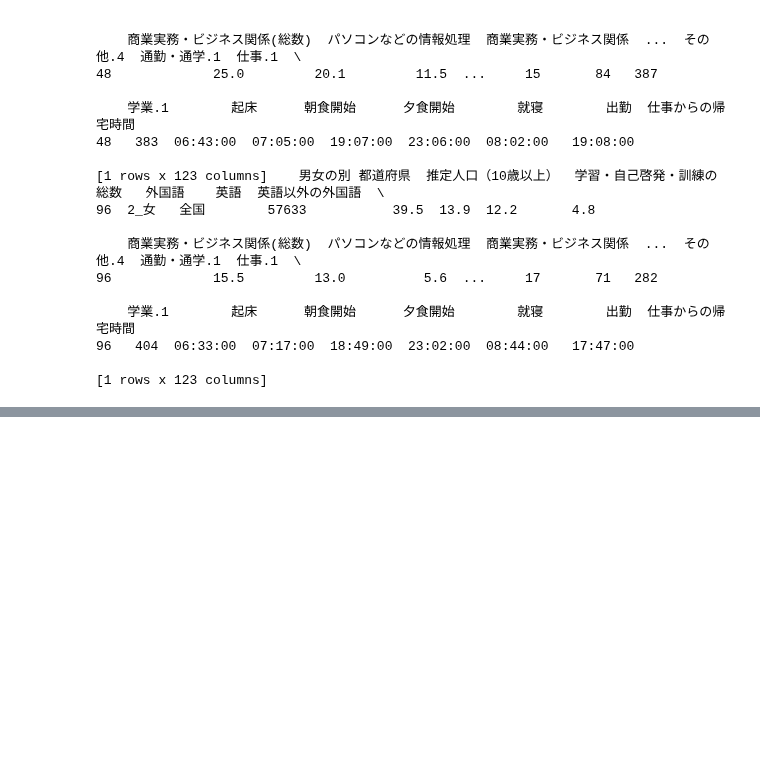
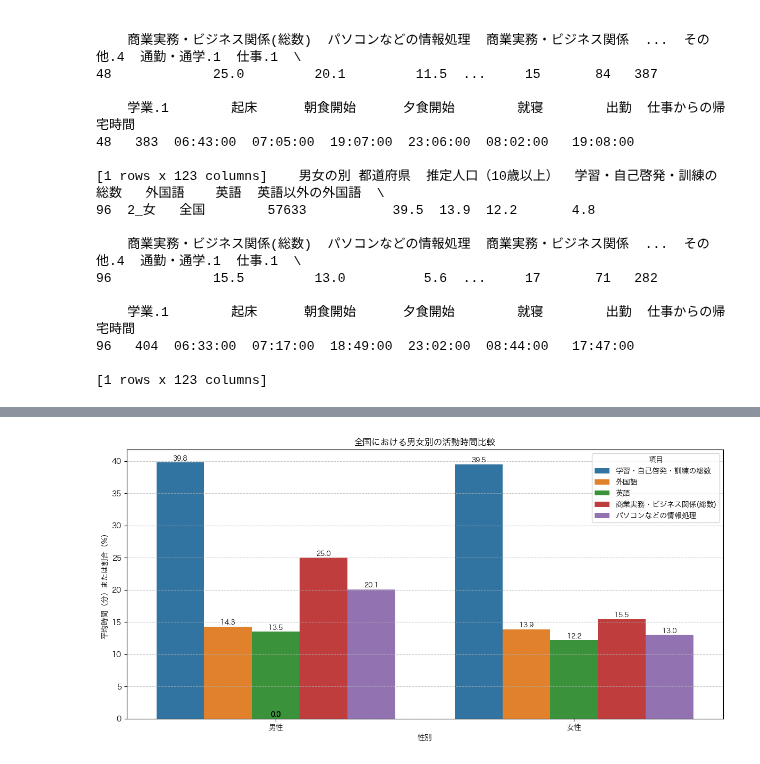
Before and after one commit to 3241Kanaha/statistics-2025, a Jupyter notebook: gender.ipynb, the cells around one changed output, grey strips where cells are left out. Saved outputs shown, nothing was run; the diff lists cells and outputs as text; code cells hidden in the pictures; blank space fills up the shorter version.

```diff
--- a/gender.ipynb
+++ b/gender.ipynb
@@ -97,3 +97,101 @@ print(filtered_df, filtered_df2)
 96   404  06:33:00  07:17:00  18:49:00  23:02:00  08:44:00   17:47:00
 
 [1 rows x 123 columns]
+# %%
+import pandas as pd
+import matplotlib.pyplot as plt
+import seaborn as sns
+
+# 日本語表示のためのフォント設定（VS CodeのJupyter Notebookでも有効）
+# ご自身のOSに合わせて適切なフォントを指定してください
+# plt.rcParams['font.family'] = 'Meiryo' # Windowsの場合
+plt.rcParams['font.family'] = 'Hiragino Sans GB' # Macの場合
+plt.rcParams['axes.unicode_minus'] = False # マイナス記号を正しく表示するため
+
+# ----------------------------------------------------
+# ここから、あなたの実際のデータフレームを読み込む部分です。
+# 例としてダミーデータを作成しますが、あなたはここを実際の読み込みコードに置き換えてください。
+# df = pd.read_excel(file_path, sheet_name='SSDSE-D-2023.xlsx')
+# そして、もし最初の数行がヘッダー説明であれば、header=1 などの引数を検討してください。
+# また、以前の質問で削除した 'SSDSE-D-2023' 列は、このコードでは存在しない前提で進めます。
+# ----------------------------------------------------
+
+# ダミーデータ（あなたの実際のデータ構造に合わせてください）
+data = {
+    '男女の別': ['0_総数', '0_総数', '1_男', '1_男', '2_女', '2_女'],
+    '都道府県': ['全国', '北海道', '全国', '東京都', '全国', '大阪府'],
+    '推定人口（10歳以上）': [112462, 4614, 54829, 6000, 57633, 7000],
+    '学習・自己啓発・訓練の総数': [39.6, 35.0, 39.8, 42.0, 39.5, 38.0],
+    '外国語': [14.1, 11.1, 14.3, 16.0, 13.9, 12.5],
+    '英語': [12.8, 9.9, 13.5, 14.8, 12.2, 11.0],
+    '英語以外の外国語': [4.2, 3.3, 3.5, 4.0, 4.8, 4.0],
+    '商業実務・ビジネス関係(総数)': [20.0, 18.0, 25.0, 28.0, 15.5, 14.0],
+    'パソコンなどの情報処理': [15.0, 13.0, 20.1, 22.0, 13.0, 11.5],
+    # 他の列も実際には含まれるはずですが、ここでは省略
+    '起床': ['06:40:00', '06:30:00', '06:43:00', '06:35:00', '06:33:00', '06:25:00']
+}
+df = pd.DataFrame(data)
+
+# ----------------------------------------------------
+# ここまでがダミーデータの作成です。
+# 実際のデータフレーム df を使用して、以下の処理を進めてください。
+# ----------------------------------------------------
+
+# 1. 「全国」の男女データを抽出する
+# '男女の別' が '1_男' または '2_女' で、かつ '都道府県' が '全国' の行を抽出します。
+df_gender_national = df[
+    ((df['男女の別'] == '1_男') | (df['男女の別'] == '2_女')) &
+    (df['都道府県'] == '全国')
+]
+
+# 抽出されたデータを確認
+print("抽出された全国の男女別データ:")
+print(df_gender_national)
+print("-" * 30)
+
+# 2. 可視化したい項目をリストで指定する
+# 例として3つの項目を選びましたが、ここに追加したり変更したりできます。
+comparison_items = [
+    '学習・自己啓発・訓練の総数',
+    '外国語',
+    '英語',
+    '商業実務・ビジネス関係(総数)', # 追加したい項目があればここに追加
+    'パソコンなどの情報処理'          # 追加したい項目があればここに追加
+]
+
+# 3. 各項目について男女を比較して棒グラフで可視化する
+# グラフのサイズを調整して見やすくします
+plt.figure(figsize=(12, 6))
+
+# 棒グラフの作成
+# x軸に項目名、y軸に値、hueで男女を色分けします
+sns.barplot(x='男女の別', y='value', hue='variable', data=df_gender_national.melt(id_vars=['男女の別', '都道府県'], value_vars=comparison_items))
+
+# 各棒の上に数値を表示
+for p in plt.gca().patches:
+    plt.gca().annotate(f'{p.get_height():.1f}',
+                       (p.get_x() + p.get_width() / 2., p.get_height()),
+                       ha='center', va='center', xytext=(0, 5),
+                       textcoords='offset points', fontsize=9)
+
+plt.title('全国における男女別の活動時間比較')
+plt.xlabel('性別')
+plt.ylabel('平均時間（分）または割合（%）') # 項目によって単位が異なる可能性があるので適宜変更
+plt.xticks(ticks=[0, 1], labels=['男性', '女性']) # 1_男と2_女を「男性」「女性」に表示
+plt.legend(title='項目')
+plt.grid(axis='y', linestyle='--', alpha=0.7) # 横のグリッド線を追加
+plt.tight_layout() # レイアウトを調整
+plt.show()
+
+# 個別の項目で棒グラフを作成することもできます（より詳細な分析向け）
+# 例えば、「学習・自己啓発・訓練の総数」だけを比較
+plt.figure(figsize=(6, 4))
+sns.barplot(x='男女の別', y='学習・自己啓発・訓練の総数', data=df_gender_national)
+plt.title('全国における男女別の学習・自己啓発・訓練の総数')
+plt.xlabel('性別')
+plt.ylabel('時間')
+plt.xticks(ticks=[0, 1], labels=['男性', '女性'])
+plt.grid(axis='y', linestyle='--', alpha=0.7)
+plt.tight_layout()
+plt.show()
+# %% [output]
@@ -99,0 +207 @@ print(filtered_df, filtered_df2)
+[figure, added]
```
Also changed, not shown: parts of 1 cell of this notebook.
